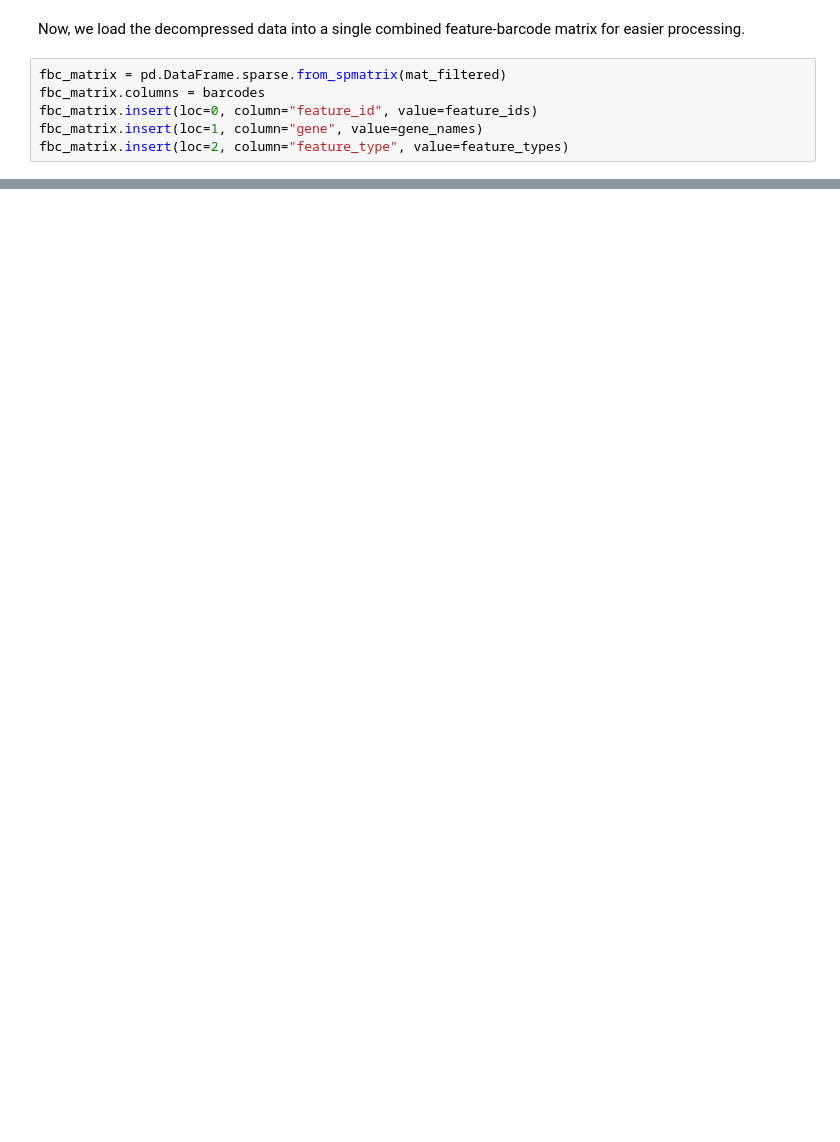
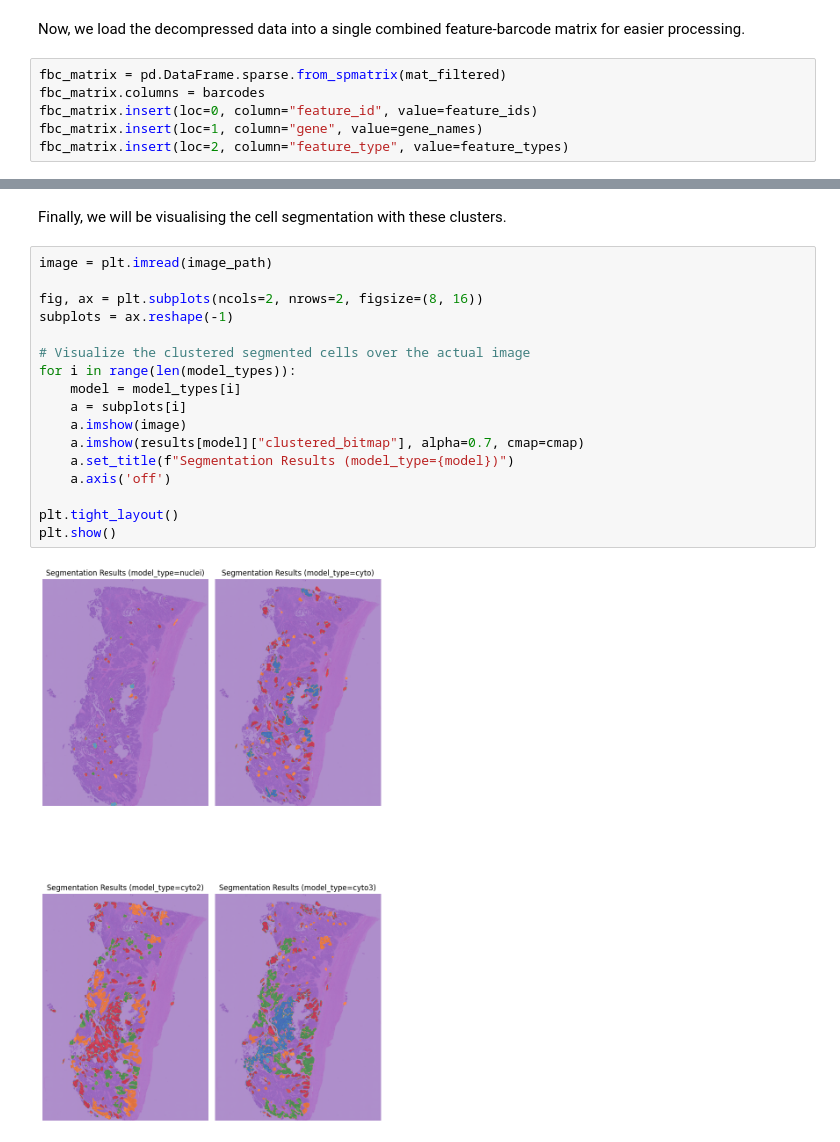
Before and after one commit to chengjunyuan/spatial-omics-code, a Jupyter notebook: segmentation-simpler.ipynb, the cells around one changed output, grey strips where cells are left out. Saved outputs shown, nothing was run; the diff lists cells and outputs as text; blank space fills up the shorter version.

```diff
--- a/segmentation-simpler.ipynb
+++ b/segmentation-simpler.ipynb
@@ -68,0 +182,21 @@ img = sq.im.ImageContainer(path.join(cd, "resources", "CytAssist_FFPE_Protein_Ex
+# %% [markdown]
+Finally, we will be visualising the cell segmentation with these clusters.
+# %%
+image = plt.imread(image_path)
+
+fig, ax = plt.subplots(ncols=2, nrows=2, figsize=(8, 16))
+subplots = ax.reshape(-1)
+
+# Visualize the clustered segmented cells over the actual image
+for i in range(len(model_types)):
+    model = model_types[i]
+    a = subplots[i]
+    a.imshow(image)
+    a.imshow(results[model]["clustered_bitmap"], alpha=0.7, cmap=cmap)
+    a.set_title(f"Segmentation Results (model_type={model})")
+    a.axis('off')
+
+plt.tight_layout()
+plt.show()
+# %% [output]
+[figure, added]
```
Also changed, not shown: parts of 10 cells of this notebook.
